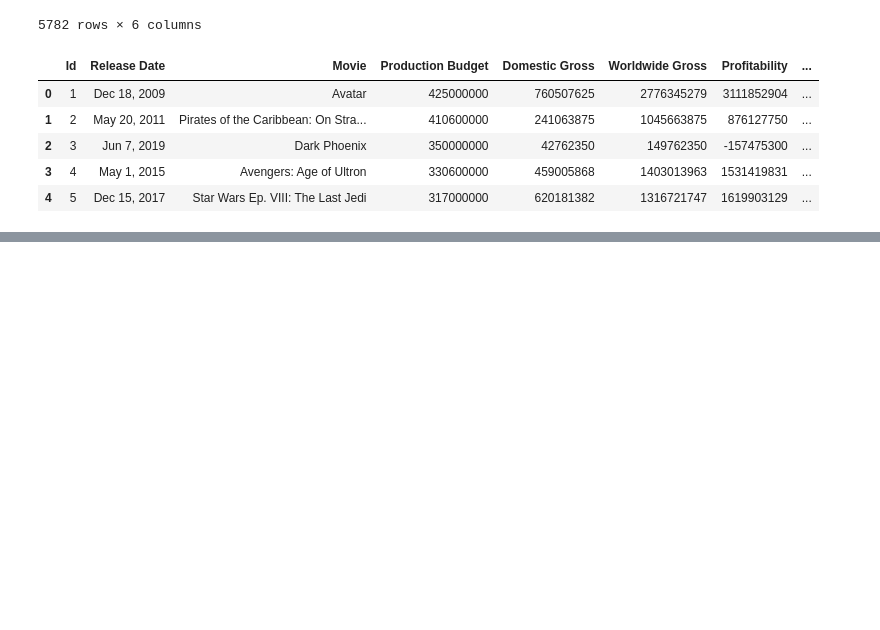
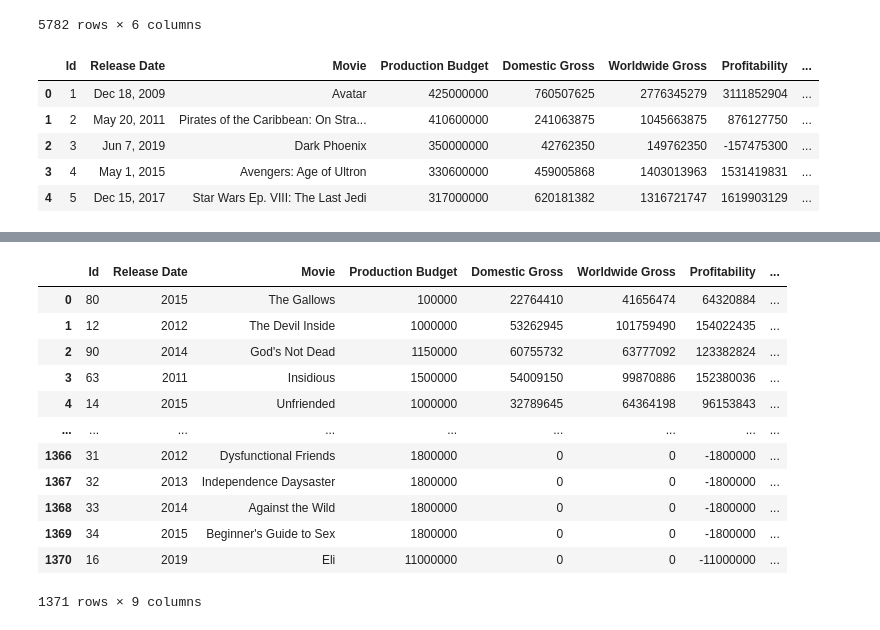
Before and after one commit to nickthetj/Cheap-Thrills-Good-Money, a Jupyter notebook: notebooks/EDA TN.MovieBudget - Nick.ipynb, the cells around one changed output, grey strips where cells are left out. Cells and saved outputs as stored; diff of their text form; code cells hidden in the pictures; blank space fills up the shorter version.

```diff
--- a/notebooks/EDA TN.MovieBudget - Nick.ipynb
+++ b/notebooks/EDA TN.MovieBudget - Nick.ipynb
@@ -6,3 +7,5 @@ import sqlite3
 # %% [output]
 bom.movie_gross.csv  rt.movie_info.tsv    tmdb.movies.csv
 im.db                rt.reviews.tsv       tn.movie_budgets.csv
+# %%
+conn = sqlite3.connect('../unzippedData/im.db')
@@ -91,0 +147,17 @@ See the caveats in the documentation: https://pandas.pydata.org/pandas-docs/stab
+# %%
+Merged_df = MovieBudgetFiltered.merge(movie_genres_df, on = 'Movie', how='left')
+Merged_df
+# %% [output]
+|  | Id | Release Date | Movie | Production Budget | Domestic Gross | Worldwide Gross | Profitability | ... |
+| 0 | 80 | 2015 | The Gallows | 100000 | 22764410 | 41656474 | 64320884 | ... |
+| 1 | 12 | 2012 | The Devil Inside | 1000000 | 53262945 | 101759490 | 154022435 | ... |
+| 2 | 90 | 2014 | God's Not Dead | 1150000 | 60755732 | 63777092 | 123382824 | ... |
+| 3 | 63 | 2011 | Insidious | 1500000 | 54009150 | 99870886 | 152380036 | ... |
+| 4 | 14 | 2015 | Unfriended | 1000000 | 32789645 | 64364198 | 96153843 | ... |
+| ... | ... | ... | ... | ... | ... | ... | ... | ... |
+| 1366 | 31 | 2012 | Dysfunctional Friends | 1800000 | 0 | 0 | -1800000 | ... |
+| 1367 | 32 | 2013 | Independence Daysaster | 1800000 | 0 | 0 | -1800000 | ... |
+| 1368 | 33 | 2014 | Against the Wild | 1800000 | 0 | 0 | -1800000 | ... |
+| 1369 | 34 | 2015 | Beginner's Guide to Sex | 1800000 | 0 | 0 | -1800000 | ... |
+| 1370 | 16 | 2019 | Eli | 11000000 | 0 | 0 | -11000000 | ... |
+1371 rows × 9 columns
```
Also changed, not shown: parts of 13 cells of this notebook, 1 other file.
